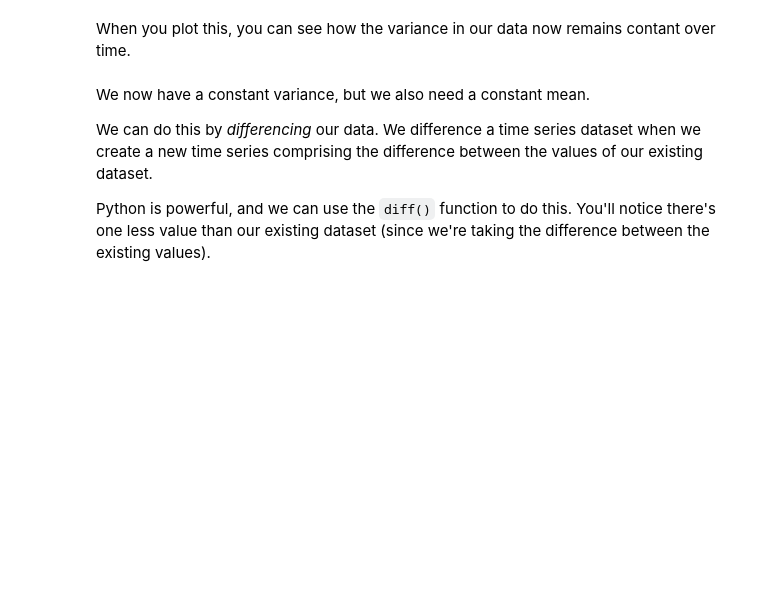
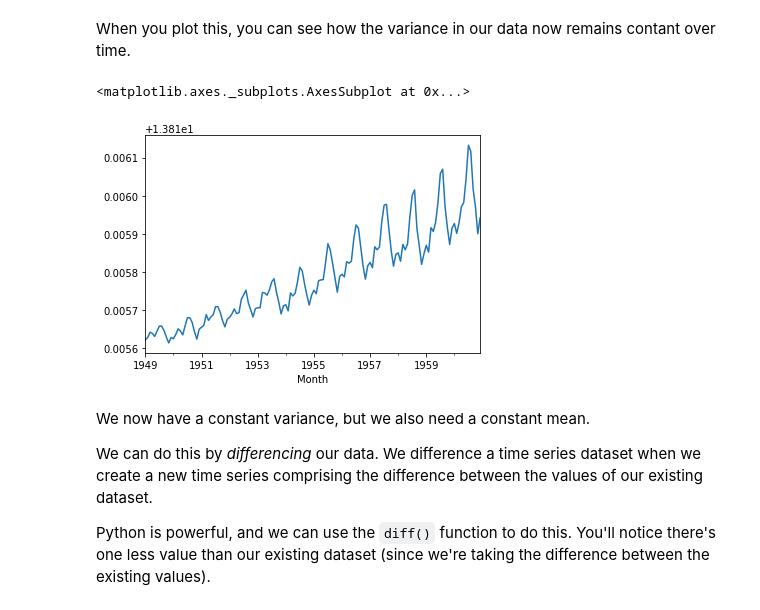
Before and after one commit to jakeye25/datascience, a Jupyter notebook: Cowboy Cigarettes Case Study - Tier 1.ipynb, the cells around one changed output. Saved outputs shown, nothing was run; the diff lists cells and outputs as text; code cells hidden in the pictures; blank space fills up the shorter version.

```diff
--- a/Cowboy Cigarettes Case Study - Tier 1.ipynb
+++ b/Cowboy Cigarettes Case Study - Tier 1.ipynb
@@ -304,7 +304,7 @@ In our plot, we can see that both the mean and the variance *increase as time pr
 One ofte  used way of getting rid of changing variance is to take the natural log of all the values in our dataset. Let's do this now.
 # %%
 # Declare a variable called y_log
-_ _ _ = np.log(y)
+y_log = np.log(y)
 # %% [markdown]
 
 When you plot this, you can see how the variance in our data now remains contant over time.
@@ -313,3 +311,8 @@ y_log._ _ _()
+# %%
+y_log.plot()
+# %% [output]
+<matplotlib.axes._subplots.AxesSubplot at 0x...>
+[figure, added]
 # %% [markdown]
 We now have a constant variance, but we also need a constant mean.
 
```
Also changed, not shown: parts of 14 cells of this notebook.
